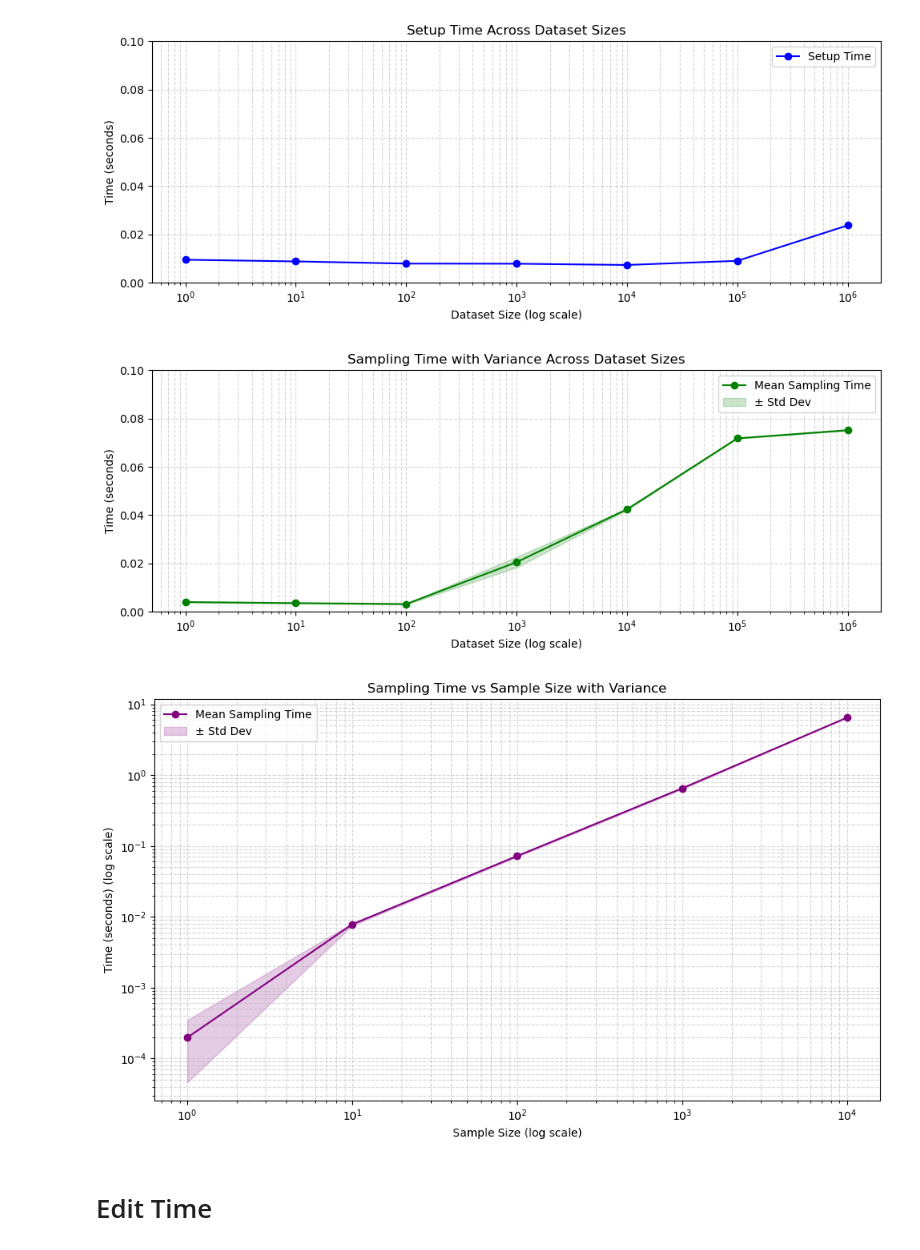
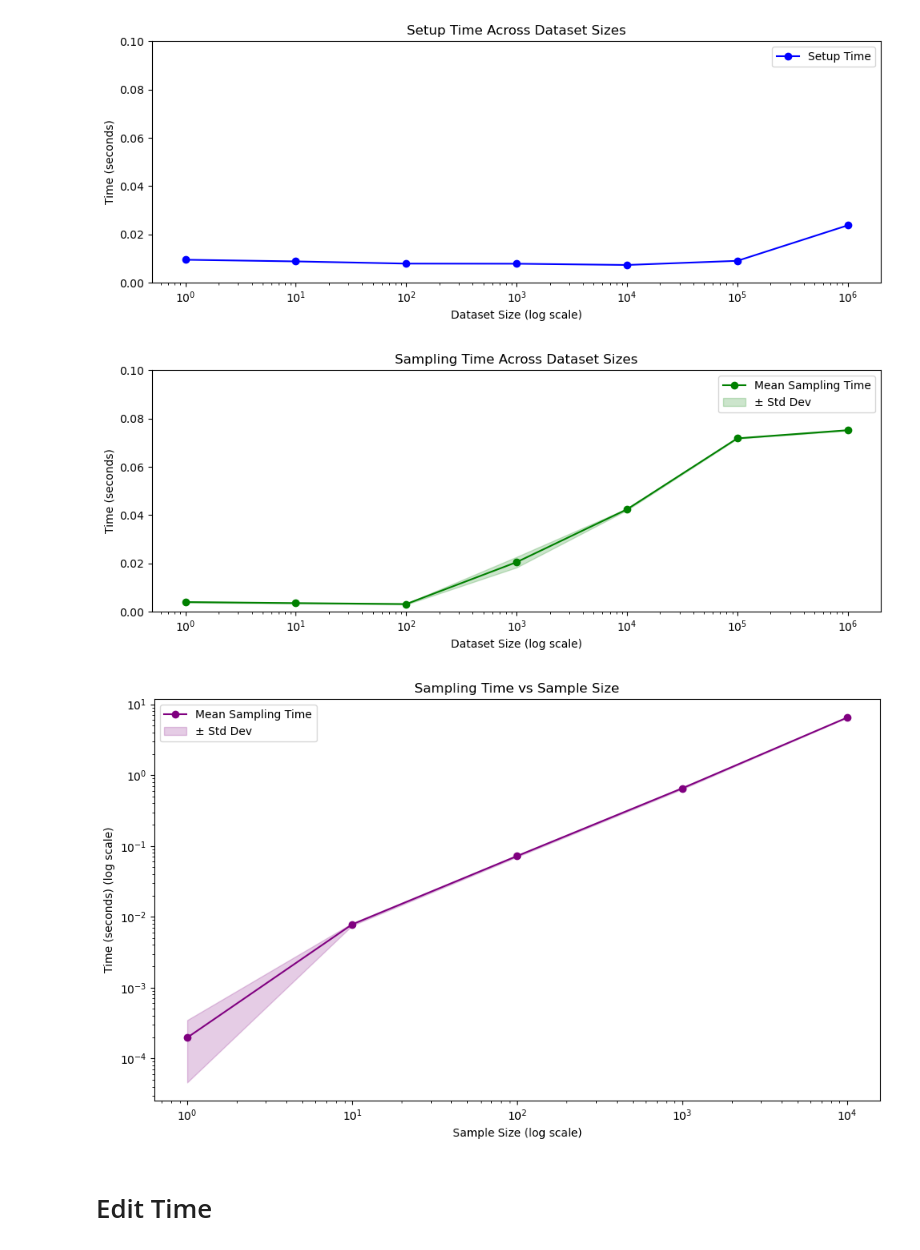
Before and after one commit to aflah02/TokenSmith, a Jupyter notebook: benchmarking/plot.ipynb, the cells around one changed output. Saved outputs shown, nothing was run; the diff lists cells and outputs as text; code cells hidden in the pictures.

```diff
--- a/benchmarking/plot.ipynb
+++ b/benchmarking/plot.ipynb
@@ -41,30 +41,30 @@ plt.savefig('plots/setup_time_across_dataset_sizes.pdf', bbox_inches='tight', dp
 # %% [output]
 [figure]
 # %%
-# --- Plot 2: Sampling Time with Variance ---
+# --- Plot 2: Sampling Time ---
 plt.figure(figsize=(10, 4))
 plt.plot(dataset_sizes, mean_sampling_times, marker='o', color='green', label='Mean Sampling Time')
 plt.fill_between(
     dataset_sizes,
     np.array(mean_sampling_times) - std_devs,
     np.array(mean_sampling_times) + std_devs,
     color='green',
     alpha=0.2,
     label='± Std Dev'
 )
 plt.xscale('log')
 plt.ylim(0, 0.1)
 plt.xlabel('Dataset Size (log scale)')
 plt.ylabel('Time (seconds)')
-plt.title('Sampling Time with Variance Across Dataset Sizes')
-plt.grid(True, which='both', linestyle='--', alpha=0.5)
+plt.title('Sampling Time Across Dataset Sizes')
+# plt.grid(True, which='both', linestyle='--', alpha=0.5)
 plt.legend()
 plt.tight_layout()
 # plt.show()
 
 plt.savefig('plots/sampling_time_across_dataset_sizes.pdf', bbox_inches='tight', dpi=500)
 # %% [output]
-[figure, old version]
+[figure, new version]
 # %%
 benchmark_data = read_json('logs/inspect_time_across_num_samples_log.json')
 
@@ -79,7 +79,7 @@ std_devs = np.sqrt(variances)
 # Plotting
 plt.figure(figsize=(10, 6))
 
-# Plot sampling time with variance
+# Plot sampling time
 plt.plot(sample_sizes, mean_sampling_times, label='Mean Sampling Time', marker='o', color='purple')
 plt.fill_between(
     sample_sizes,
@@ -95,15 +95,15 @@ plt.xscale('log')
 plt.yscale('log')
 plt.xlabel('Sample Size (log scale)')
 plt.ylabel('Time (seconds) (log scale)')
-plt.title('Sampling Time vs Sample Size with Variance')
+plt.title('Sampling Time vs Sample Size')
 plt.legend()
-plt.grid(True, which='both', linestyle='--', alpha=0.5)
+# plt.grid(True, which='both', linestyle='--', alpha=0.5)
 plt.tight_layout()
 # plt.show()
 
 plt.savefig('plots/sampling_time_across_num_samples.pdf', bbox_inches='tight', dpi=500)
 # %% [output]
-[figure, old version]
+[figure, new version]
 # %% [markdown]
 # Edit Time
 # %%
```
Also changed, not shown: parts of 3 cells of this notebook, 6 other files.
